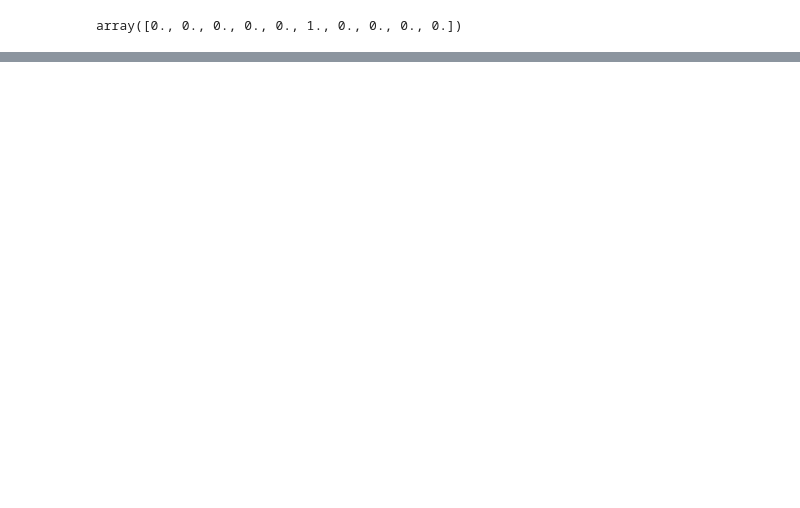
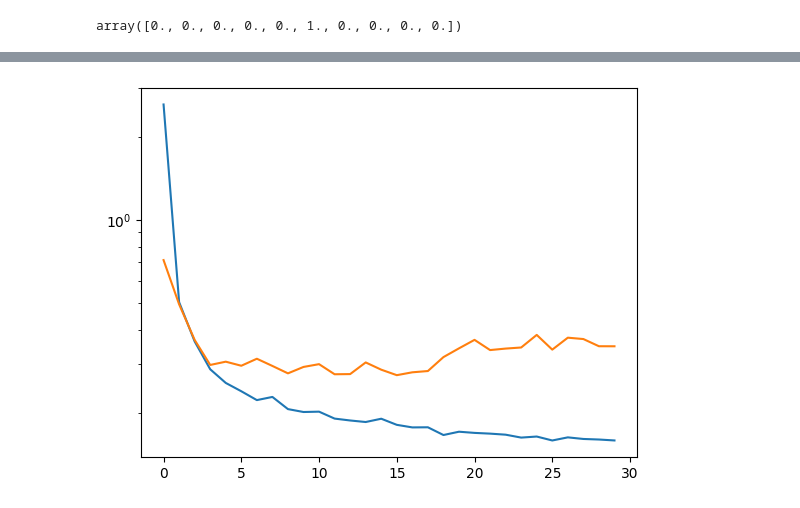
Before and after one commit to mfilipak/FILIPAK-DATA-SCIENCE, a Jupyter notebook: DIA2.ipynb, the cells around one changed output, grey strips where cells are left out. Cells and saved outputs as stored; diff of their text form; code cells hidden in the pictures; blank space fills up the shorter version.

```diff
--- a/DIA2.ipynb
+++ b/DIA2.ipynb
@@ -273,2 +46,0 @@ model5 = RandomForestClassifier(n_estimators=10, random_state=42)
-# %%
-model5.fit(X_train, Y_train)
@@ -293,2 +46,0 @@ model6 = XGBClassifier(n_estimators=20, random_state=42)
-# %%
-model6.fit(X_train, Y_train)
@@ -314,0 +47,18 @@ XGBClassifier(base_score=None, booster=None, callbacks=None,
+# %%
+import tensorflow as tf
+from tensorflow.keras import layers, models
+
+# Define o modelo sequencial
+model = models.Sequential()
+
+# Adiciona a camada de entrada e a primeira camada oculta
+model.add(layers.Dense(64, activation='relu', input_shape=(784,)))
+
+# Adiciona a camada de saída
+model.add(layers.Dense(10, activation='softmax'))
+
+# Compila o modelo
+model.compile(optimizer='adam', loss='categorical_crossentropy', metrics=['accuracy'])
+
+# Resumo do modelo
+model.summary()
@@ -314,0 +79,3 @@ XGBClassifier(base_score=None, booster=None, callbacks=None,
+# %%
+# Treina o modelo
+history = model.fit(X_train, Y_train, epochs=30, validation_data=(X_test, Y_test))
@@ -314,0 +100,6 @@ XGBClassifier(base_score=None, booster=None, callbacks=None,
+# %%
+plt.plot(history.history["loss"])
+plt.plot(history.history["val_loss"])
+plt.yscale("log")
+# %% [output]
+[figure, added]
```
Also changed, not shown: parts of 59 cells of this notebook.
